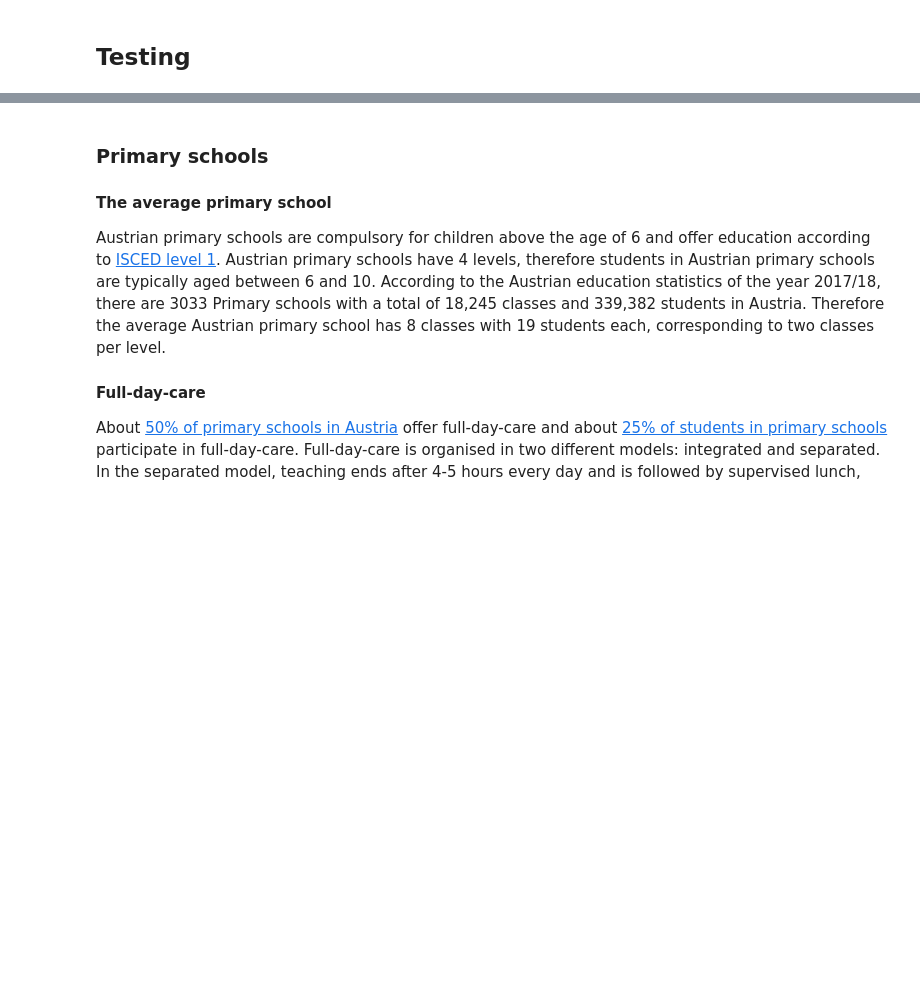
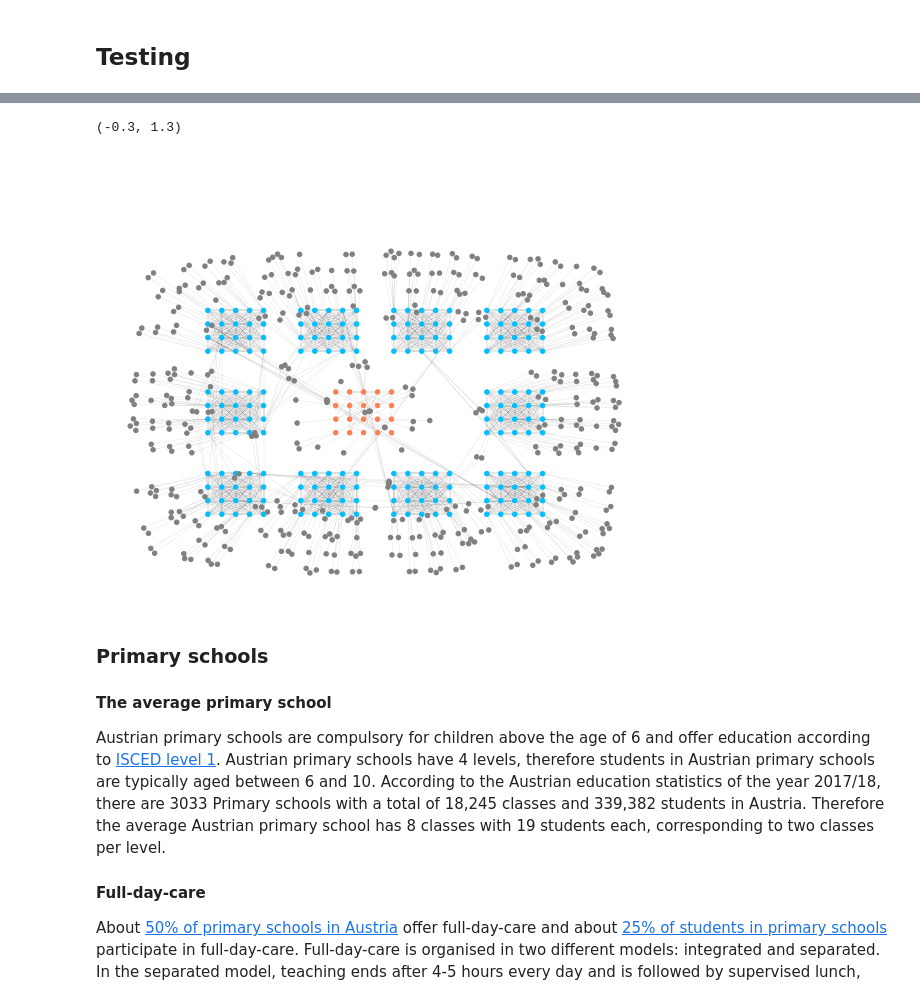
Before and after one commit to JanaLasser/agent_based_COVID_SEIRX, a Jupyter notebook: school/construct_school_network.ipynb, the cells around one changed output, grey strips where cells are left out. Drawn from its saved outputs; the diff is of its cells as text; code cells hidden in the pictures; blank space fills up the shorter version.

```diff
--- a/school/construct_school_network.ipynb
+++ b/school/construct_school_network.ipynb
@@ -518,23 +422,0 @@ Text(0.5, 1.0, 'household size distribution in\nfamilies with children')
-# %%
-N_family_members = np.random.choice(list(family_sizes.keys()), 1,
-          p=[family_sizes[s] for s in family_sizes.keys()])[0]
-
-# create family nodes and add them to the graph, subtract 1 from the
-# household size to account for the student
-family_nodes = ['f{}'.format(i) for i in \
-            range(family_counter, family_counter + N_family_members - 1)]
-G.add_nodes_from(family_nodes)
-nx.set_node_attributes(G, \
-    {f:{'type':'family_member', 'unit':'family'} for f in family_nodes})
-
-# all family members have contact to each other
-for f1 in family_nodes:
-    for f2 in family_nodes:
-        if f1 != f2:
-            G.add_edge(f1, f2, link_type='family_family',
-                       contact_type='close')
-    # all family members also have contact to the student they belong to
-    G.add_edge(f1, student_ID, link_type ='student_family',
-               contact_type='close')
-
-return G, family_counter + N_family_members
@@ -585,3 +480,28 @@ NodeDataView({'s1': {'type': 'student', 'unit': 'class_1', 'floor': 0, 'age': 'p
+# %%
+N_teachers = N_classes * 2
+students = node_list[node_list['type'] == 'student']['ID'].values
+teachers = node_list[node_list['type'] == 'teacher']['ID'].values
+family_members = node_list[node_list['type'] == 'family_member']['ID'].values
+# %%
+fig, ax = plt.subplots(figsize=(10, 8))
+# generate random positions for family members (students & teachers are fixed)
+pos = nx.spring_layout(G, pos=fixed_pos, fixed=fixed_pos.keys())
+
+node_color = ['DeepSkyBlue'] * len(students)
+node_color.extend(['Coral'] * len(teachers))
+node_color.extend(['grey'] * len(family_members))
+
+all_nodes = list(students)
+all_nodes.extend(list(teachers))
+all_nodes.extend(list(family_members))
+
+nx.draw(G, pos, node_size=20, ax=ax, width = 0.05, nodelist=all_nodes, \
+       node_color = node_color)
+ax.set_ylim(-0.3, 1.3)
+ax.set_xlim(-0.3, 1.3)
+# %% [output]
+(-0.3, 1.3)
+[figure, added]
 # %% [markdown]
 ### Primary schools
 
```
Also changed, not shown: parts of 20 cells of this notebook.
